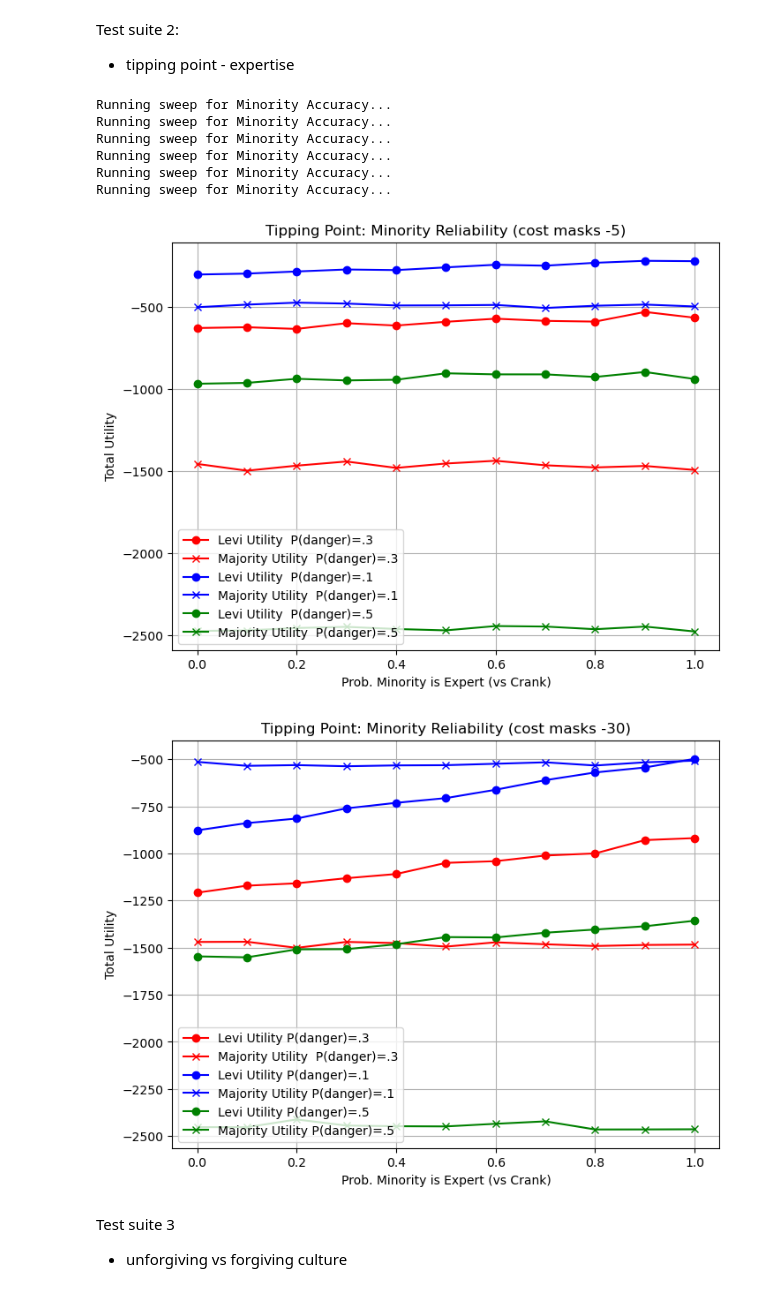
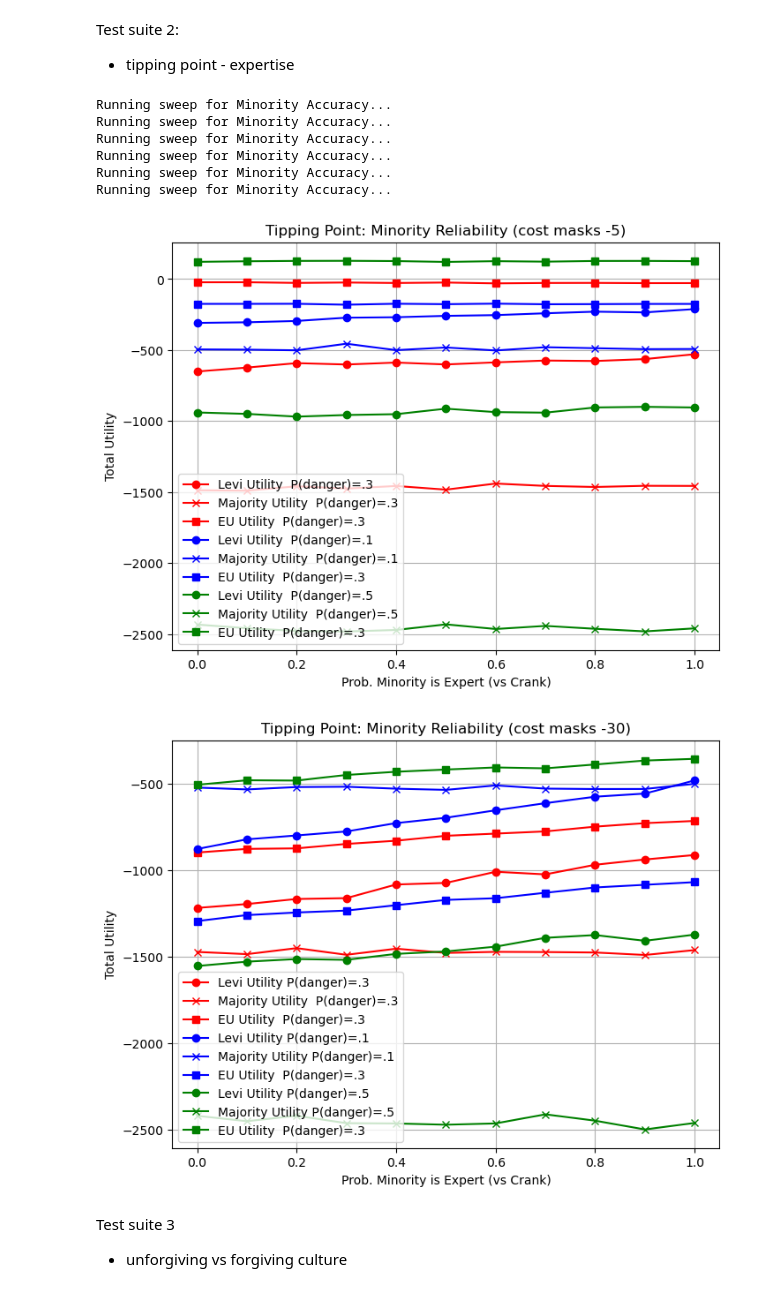
Before and after one commit to g4v4g4i/fast-science-policy-sim, a Jupyter notebook: advisory-board-fast-science.ipynb, the cells around one changed output. Drawn from its saved outputs; the diff is of its cells as text; code cells hidden in the pictures.

```diff
--- a/advisory-board-fast-science.ipynb
+++ b/advisory-board-fast-science.ipynb
@@ -135,6 +151,8 @@ def run_test_suite(parameter_name, parameter_values, ground_truth_prob,
         maj_utils = []
         levi_trusts = []
         maj_trusts = []
+        eu_utils = []
+        eu_trusts = []
 
         for _ in range(n_runs):
             # Dynamic kwargs based on what we are testing
@@ -165,15 +183,19 @@ def run_test_suite(parameter_name, parameter_values, ground_truth_prob,
 
             levi_utils.append(sim.utilities['Levi'])
             maj_utils.append(sim.utilities['Majority'])
+            eu_utils.append(sim.utilities['EU'])
             levi_trusts.append(sim.trust_scores['Levi'])
             maj_trusts.append(sim.trust_scores['Majority'])
+            eu_trusts.append(sim.trust_scores['EU'])
 
         results.append({
             'Parameter': val,
             'Levi_Util_Mean': np.mean(levi_utils),
             'Maj_Util_Mean': np.mean(maj_utils),
+            'EU_Util_Mean': np.mean(eu_utils),
             'Levi_Trust_Mean': np.mean(levi_trusts),
-            'Maj_Trust_Mean': np.mean(maj_trusts)
+            'Maj_Trust_Mean': np.mean(maj_trusts),
+            'EU_Trust_Mean': np.mean(eu_trusts)
         })
 
     return pd.DataFrame(results)
@@ -250,7 +272,9 @@ df_levi = df_temp[['Parameter', 'Levi_Util_Mean', 'P(danger)']].rename(columns={
 df_levi['Policy'] = 'Levi'
 df_maj = df_temp[['Parameter', 'Maj_Util_Mean', 'P(danger)']].rename(columns={'Maj_Util_Mean': 'Utility_Mean'})
 df_maj['Policy'] = 'Majority'
-df_cost_combined2 = pd.concat([df_cost_combined2, df_levi, df_maj])
+df_eu = df_temp[['Parameter', 'EU_Util_Mean', 'P(danger)']].rename(columns={'EU_Util_Mean': 'Utility_Mean'})
+df_eu['Policy'] = 'EU'
+df_cost_combined2 = pd.concat([df_cost_combined2, df_levi, df_maj, df_eu])
 
 # Process df_cost2 (P(danger)=0.1)
 df_temp = df_cost22.copy()
@@ -259,7 +283,9 @@ df_levi = df_temp[['Parameter', 'Levi_Util_Mean', 'P(danger)']].rename(columns={
 df_levi['Policy'] = 'Levi'
 df_maj = df_temp[['Parameter', 'Maj_Util_Mean', 'P(danger)']].rename(columns={'Maj_Util_Mean': 'Utility_Mean'})
 df_maj['Policy'] = 'Majority'
-df_cost_combined2 = pd.concat([df_cost_combined2, df_levi, df_maj])
+df_eu = df_temp[['Parameter', 'EU_Util_Mean', 'P(danger)']].rename(columns={'EU_Util_Mean': 'Utility_Mean'})
+df_eu['Policy'] = 'EU'
+df_cost_combined2 = pd.concat([df_cost_combined2, df_levi, df_maj, df_eu])
 
 # Process df_cost3 (P(danger)=0.5)
 df_temp = df_cost23.copy()
@@ -268,8 +294,9 @@ df_levi = df_temp[['Parameter', 'Levi_Util_Mean', 'P(danger)']].rename(columns={
 df_levi['Policy'] = 'Levi'
 df_maj = df_temp[['Parameter', 'Maj_Util_Mean', 'P(danger)']].rename(columns={'Maj_Util_Mean': 'Utility_Mean'})
 df_maj['Policy'] = 'Majority'
-df_cost_combined2 = pd.concat([df_cost_combined2, df_levi, df_maj])
-
+df_eu = df_temp[['Parameter', 'EU_Util_Mean', 'P(danger)']].rename(columns={'EU_Util_Mean': 'Utility_Mean'})
+df_eu['Policy'] = 'EU'
+df_cost_combined2 = pd.concat([df_cost_combined2, df_levi, df_maj, df_eu])
 fig, ax = plt.subplots(1, 1, figsize=(8, 6)) # Slightly larger figure for better readability
 
 sns.lineplot(data=df_cost_combined2, x='Parameter', y='Utility_Mean',
@@ -348,14 +375,20 @@ ax2.plot(df_expert1['Parameter'], df_expert1['Levi_Util_Mean'],
          label='Levi Utility  P(danger)=.3', marker='o', color='red')
 ax2.plot(df_expert1['Parameter'], df_expert1['Maj_Util_Mean'],
          label='Majority Utility  P(danger)=.3', marker='x', color='red')
+ax2.plot(df_expert1['Parameter'], df_expert1['EU_Util_Mean'],
+         label='EU Utility  P(danger)=.3', marker='s', color='red')
 ax2.plot(df_expert2['Parameter'], df_expert2['Levi_Util_Mean'],
          label='Levi Utility  P(danger)=.1', marker='o', color='blue')
 ax2.plot(df_expert2['Parameter'], df_expert2['Maj_Util_Mean'],
          label='Majority Utility  P(danger)=.1', marker='x', color='blue')
+ax2.plot(df_expert2['Parameter'], df_expert2['EU_Util_Mean'],
+         label='EU Utility  P(danger)=.3', marker='s', color='blue')
 ax2.plot(df_expert3['Parameter'], df_expert3['Levi_Util_Mean'],
          label='Levi Utility  P(danger)=.5', marker='o', color='green')
 ax2.plot(df_expert3['Parameter'], df_expert3['Maj_Util_Mean'],
          label='Majority Utility  P(danger)=.5', marker='x', color='green')
+ax2.plot(df_expert3['Parameter'], df_expert3['EU_Util_Mean'],
+         label='EU Utility  P(danger)=.3', marker='s', color='green')
 ax2.set_title('Tipping Point: Minority Reliability (cost masks -5)')
 ax2.set_xlabel('Prob. Minority is Expert (vs Crank)')
 ax2.set_ylabel('Total Utility')
@@ -364,35 +397,41 @@ ax2.grid(True)
 
 plt.show()
 
 fig, ax22 = plt.subplots(1, 1, figsize=(8, 6))
 ax22.plot(df_expert21['Parameter'], df_expert21['Levi_Util_Mean'],
          label='Levi Utility P(danger)=.3', marker='o', color='red')
 ax22.plot(df_expert21['Parameter'], df_expert21['Maj_Util_Mean'],
          label='Majority Utility  P(danger)=.3', marker='x', color='red')
+ax22.plot(df_expert21['Parameter'], df_expert21['EU_Util_Mean'],
+         label='EU Utility  P(danger)=.3', marker='s', color='red')
 ax22.plot(df_expert22['Parameter'], df_expert22['Levi_Util_Mean'],
          label='Levi Utility P(danger)=.1', marker='o', color='blue')
 ax22.plot(df_expert22['Parameter'], df_expert22['Maj_Util_Mean'],
          label='Majority Utility P(danger)=.1', marker='x', color='blue')
+ax22.plot(df_expert22['Parameter'], df_expert22['EU_Util_Mean'],
+         label='EU Utility  P(danger)=.3', marker='s', color='blue')
 ax22.plot(df_expert23['Parameter'], df_expert23['Levi_Util_Mean'],
          label='Levi Utility P(danger)=.5', marker='o', color='green')
 ax22.plot(df_expert23['Parameter'], df_expert23['Maj_Util_Mean'],
          label='Majority Utility P(danger)=.5', marker='x', color='green')
+ax22.plot(df_expert23['Parameter'], df_expert23['EU_Util_Mean'],
+         label='EU Utility  P(danger)=.3', marker='s', color='green')
 ax22.set_title('Tipping Point: Minority Reliability (cost masks -30)')
 ax22.set_xlabel('Prob. Minority is Expert (vs Crank)')
 ax22.set_ylabel('Total Utility')
 ax22.legend()
 ax22.grid(True)
 
 plt.show()
 # %% [output]
 Running sweep for Minority Accuracy...
 Running sweep for Minority Accuracy...
 Running sweep for Minority Accuracy...
 Running sweep for Minority Accuracy...
 Running sweep for Minority Accuracy...
 Running sweep for Minority Accuracy...
-[figure, old version]
+[figure, new version]
-[figure, old version]
+[figure, new version]
 # %% [markdown]
 Test suite 3
 - unforgiving vs forgiving culture
```
Also changed, not shown: parts of 6 cells of this notebook.
